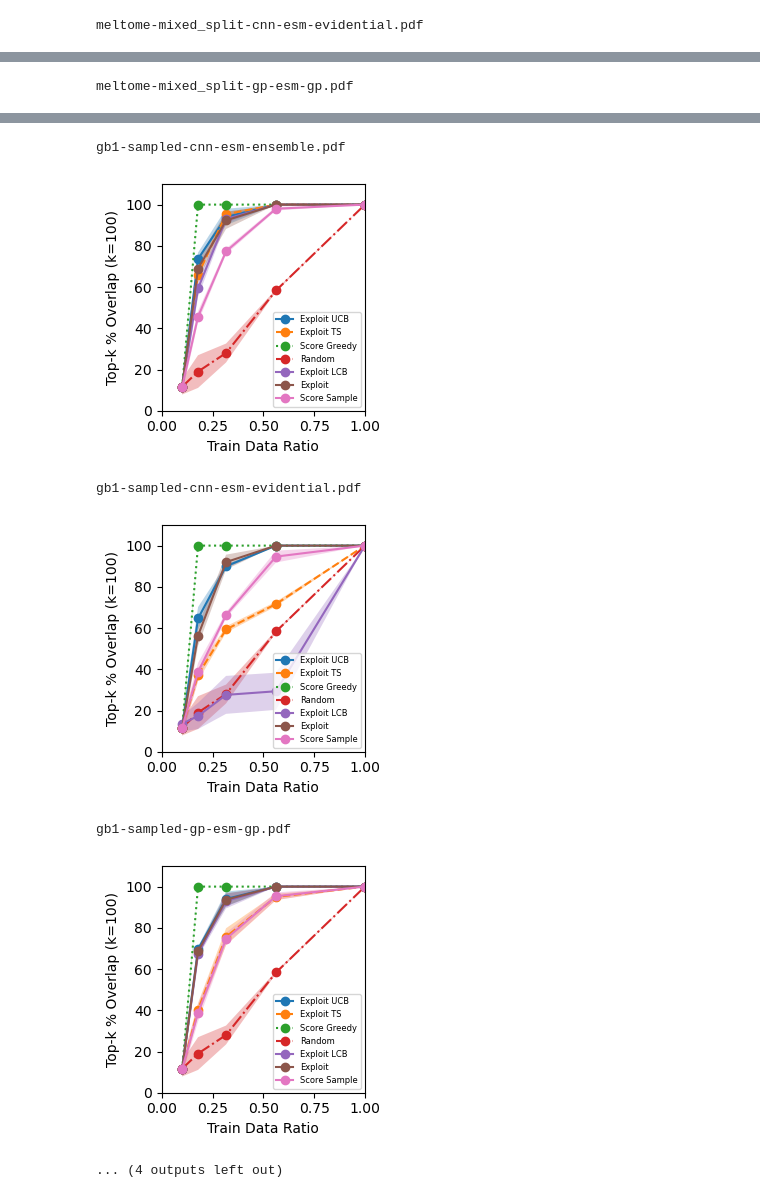
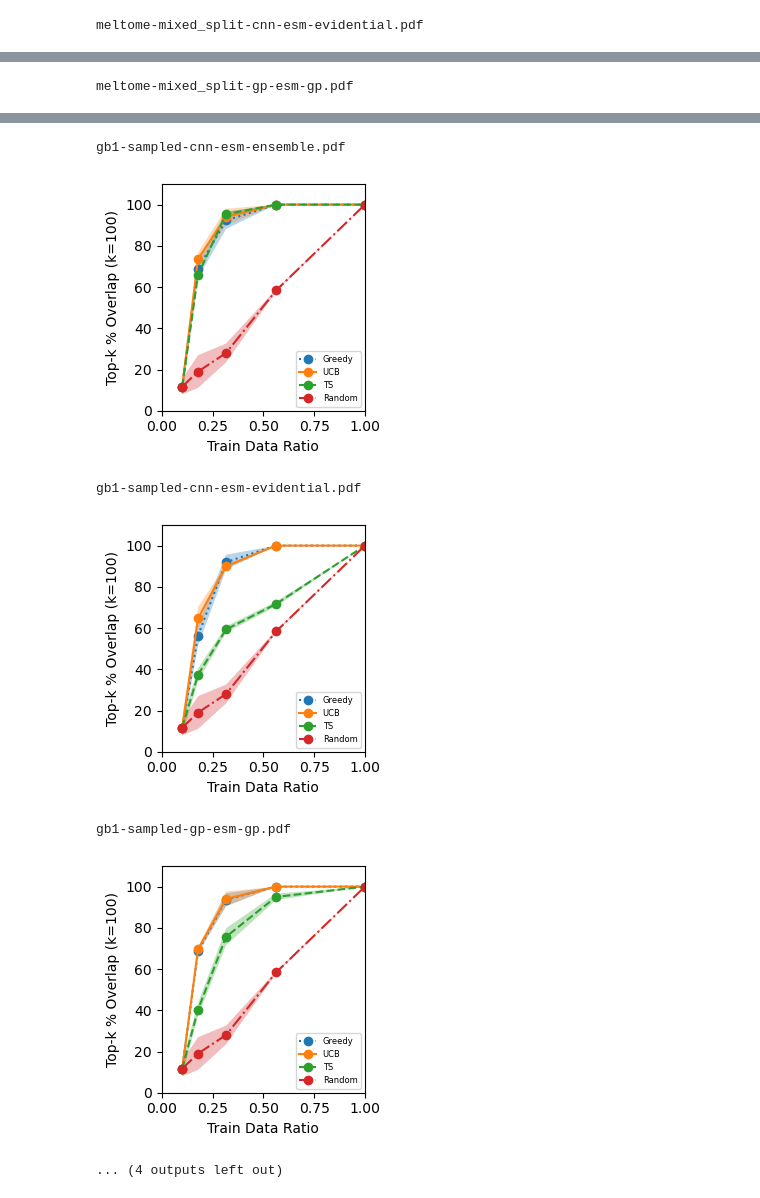
Before and after one commit to microsoft/protein-uq, a Jupyter notebook: notebooks/plot_results_bo.ipynb, the cells around one changed output, grey strips where cells are left out. Drawn from its saved outputs; the diff is of its cells as text; code cells hidden in the pictures.

Commit message:
acquire single sample per AL or BO batch

```diff
--- a/notebooks/plot_results_bo.ipynb
+++ b/notebooks/plot_results_bo.ipynb
@@ -49,13 +49,14 @@ for dir_names in results_dirs:
 
         f = plt.figure(figsize=(3,3))
 
-        for strategy in ["exploit_ucb", "exploit_ts", "score_greedy", "random", "exploit_lcb", "exploit", "score_sample"]:
+        # for strategy in ["exploit_ucb", "exploit_ts", "score_greedy", "random", "exploit_lcb", "exploit", "score_sample"]:
+        for strategy in ["exploit", "exploit_ucb", "exploit_ts", "random"]:
             if strategy=="exploit_ucb":
                 plotstyle = 'o-'
-                strategy_label = "Exploit UCB"
+                strategy_label = "UCB"  # *
             elif strategy=="exploit_ts":
                 plotstyle = 'o--'
-                strategy_label = "Exploit TS"
+                strategy_label = "TS"  # *
             elif strategy=="score_greedy":
                 plotstyle = 'o:'
                 strategy_label = "Score Greedy"
@@ -64,10 +65,10 @@ for dir_names in results_dirs:
                 strategy_label = "Random"
             elif strategy=="exploit_lcb":
                 plotstyle = 'o-'
-                strategy_label = "Exploit LCB"
+                strategy_label = "LCB"  # *
             elif strategy=="exploit":
-                plotstyle = 'o-'
-                strategy_label = "Exploit"
+                plotstyle = 'o:'
+                strategy_label = "Greedy"  # *
             elif strategy=="score_sample":
                 plotstyle = 'o-'
                 strategy_label = "Score Sample"
@@ -101,7 +102,7 @@ meltome-mixed_split-gp-esm-gp.pdf
 gb1-sampled-cnn-esm-ensemble.pdf
-[figure, old version]
+[figure, new version]
 gb1-sampled-cnn-esm-evidential.pdf
-[figure, old version]
+[figure, new version]
 gb1-sampled-gp-esm-gp.pdf
-[figure, old version]
+[figure, new version]
 ... (4 outputs left out)
```
Also changed, not shown: parts of 2 cells of this notebook, 7 other files.
